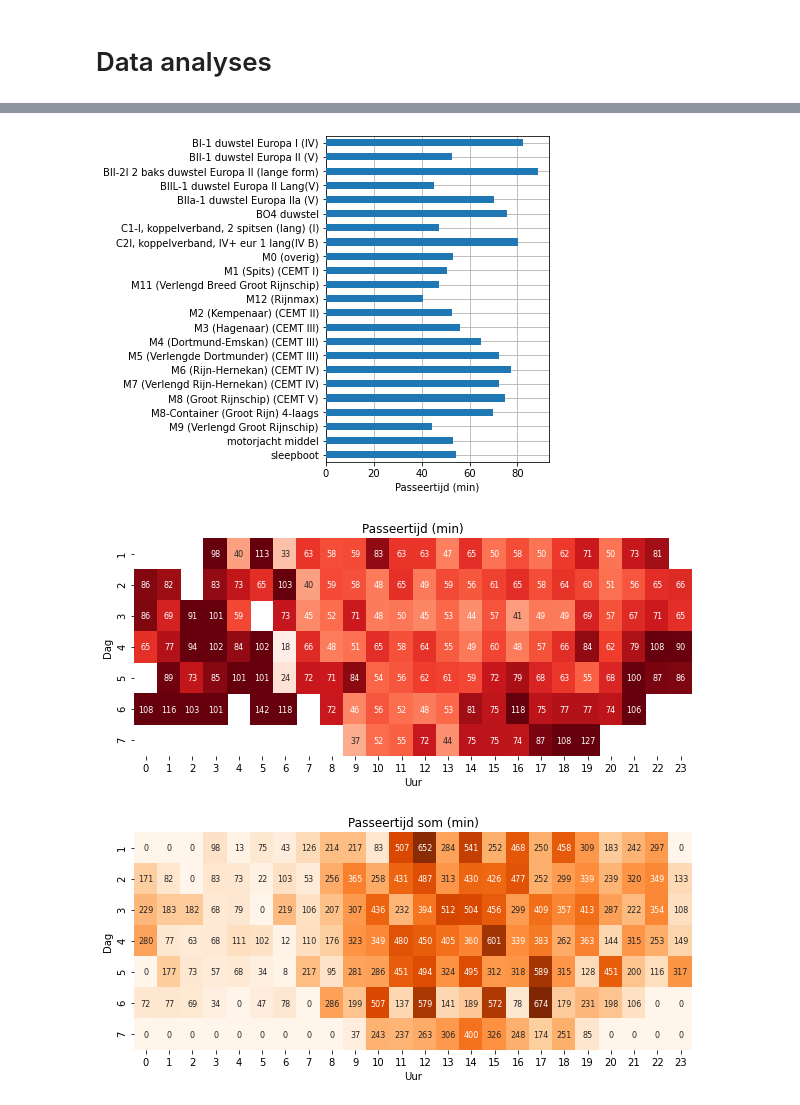
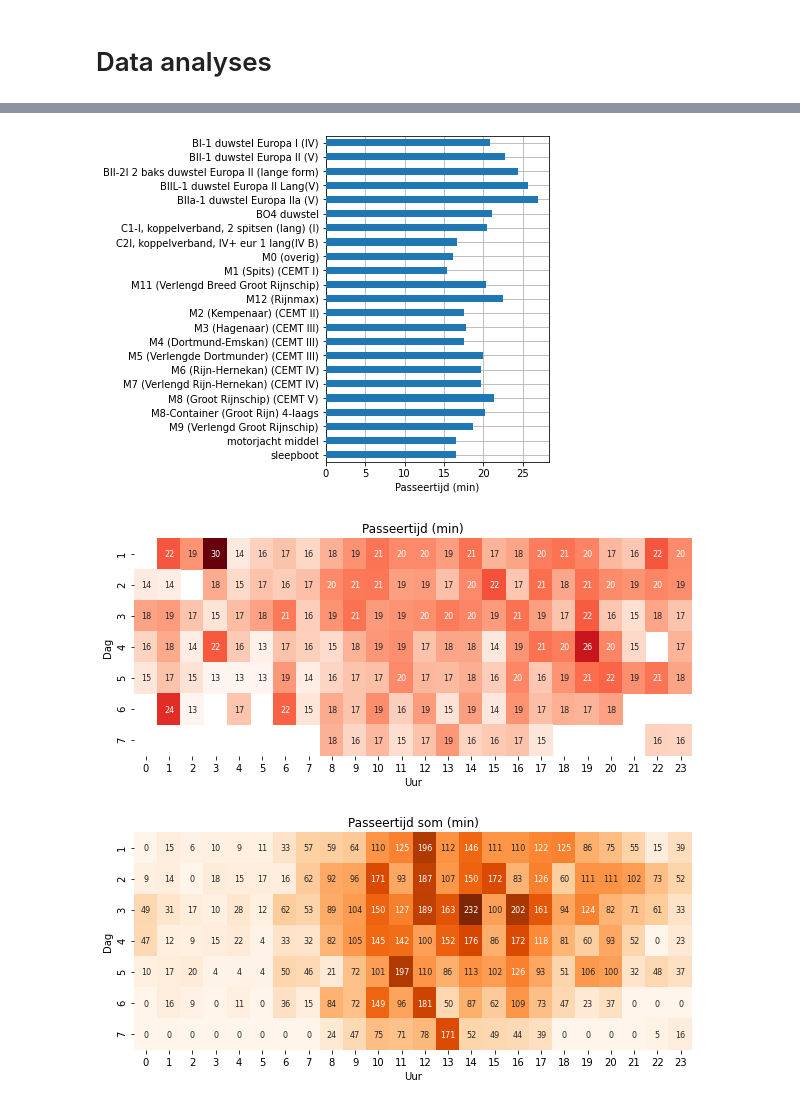
Before and after one commit to jurjendejong/pySIVAK, a Jupyter notebook: Simulation_results.ipynb, the cells around one changed output, grey strips where cells are left out. Saved outputs shown, nothing was run; the diff lists cells and outputs as text; code cells hidden in the pictures.

```diff
--- a/Simulation_results.ipynb
+++ b/Simulation_results.ipynb
@@ -40,3 +42,5 @@ scenario = 'R 60 80 90'
+# %%
+scenario = 'REF'
 # %%
 outputdir = Path('Simulation_results') / lock / scenario
 outputdir.mkdir(exist_ok=True)
@@ -102,21 +106,21 @@ plt.savefig(    outputdir / 'Passeertijd_scheepstype.png', bbox_inches='tight',
 plt.savefig(    outputdir / 'Passeertijd_scheepstype.svg', bbox_inches='tight')
 plotdata.to_csv(outputdir / 'Passeertijd_scheepstype.csv')
 # %% [output]
-[figure, old version]
+[figure, new version]
 # %%
 # Difference in weekday
 plotdata = S[scenario].passage_time_per_hour_per_day()
 plt.figure(figsize=(10, 4))
-sns.heatmap(plotdata.T, cbar=False, cbar_kws={'label': 'Passeer tijd (min)'}, cmap='Reds', annot=True, fmt='.0f', annot_kws={'size': 8}, vmax=90, vmin=15)
+sns.heatmap(plotdata.T, cbar=False, cbar_kws={'label': 'Passeer tijd (min)'}, cmap='Reds', annot=True, fmt='.0f', annot_kws={'size': 8})
 plt.ylabel('Dag')
 plt.xlabel('Uur')
 plt.title('Passeertijd (min)')
 
 plt.savefig(    outputdir / 'Passeertijd_dag_uur.png', bbox_inches='tight', dpi=150)
 plt.savefig(    outputdir / 'Passeertijd_dag_uur.svg', bbox_inches='tight')
 plotdata.to_csv(outputdir / 'Passeertijd_dag_uur.csv')
 # %% [output]
-[figure, old version]
+[figure, new version]
 # %%
 plotdata = S[scenario].passage_time_per_hour_per_day_per_ship_sum().fillna(0).sum(axis=1).unstack().fillna(0)
 plt.figure(figsize=(10, 4))
@@ -129,7 +133,7 @@ plt.savefig(    outputdir / 'Passeertijd_dag_uur_som.png', bbox_inches='tight',
 plt.savefig(    outputdir / 'Passeertijd_dag_uur_som.svg', bbox_inches='tight')
 plotdata.to_csv(outputdir / 'Passeertijd_dag_uur_som.csv')
 # %% [output]
-[figure, old version]
+[figure, new version]
 # %%
 # Difference in weekday
 plotdata = S[scenario].waterloss_per_hour_per_day()
```
Also changed, not shown: parts of 12 cells of this notebook, 1 other file.
